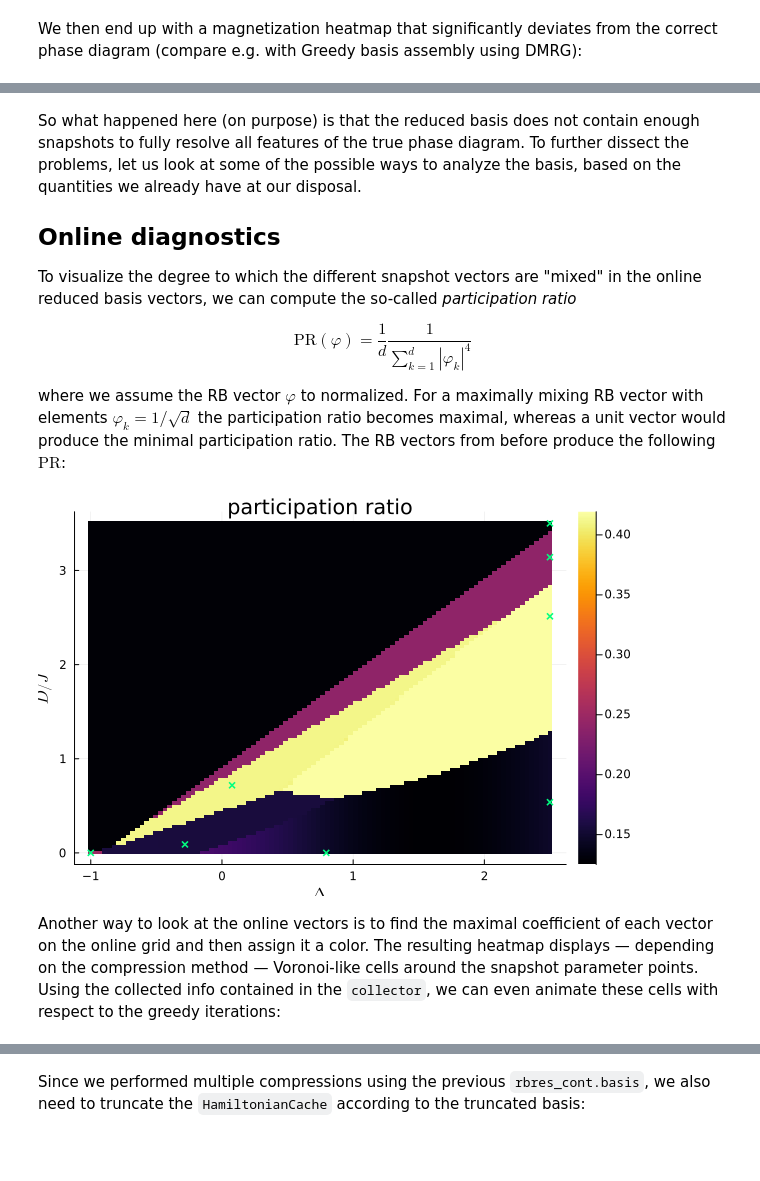
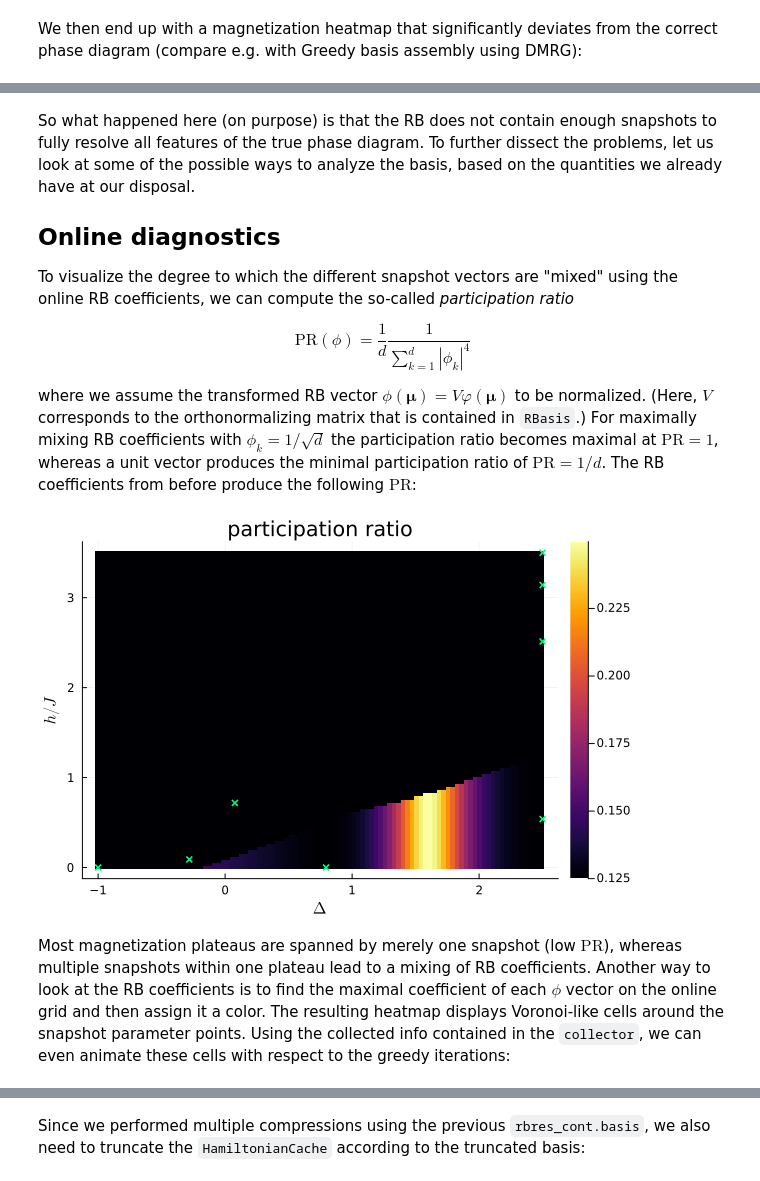
Before and after one commit to mfherbst/ReducedBasis.jl, a Jupyter notebook: dev/examples/basis_analysis.ipynb, the cells around one changed output, grey strips where cells are left out. Drawn from its saved outputs; the diff is of its cells as text; code cells hidden in the pictures; blank space fills up the shorter version.

```diff
--- a/dev/examples/basis_analysis.ipynb
+++ b/dev/examples/basis_analysis.ipynb
@@ -100,10 +100,10 @@ and additionally save all computed reduced basis vectors for later analysis:
 # %%
 using Statistics
-rbvecs = similar(grid_online, Matrix{ComplexF64})
+rbcoeff = similar(grid_online, Matrix{ComplexF64})
 magnetization = similar(grid_online, Float64)
 for (idx, μ) in pairs(grid_online)
     _, φ_rb = solve(rbres.h, rbres.basis.metric, μ, fulldiag)
-    rbvecs[idx] = φ_rb
+    rbcoeff[idx] = φ_rb
     magnetization[idx] = mean(u -> abs(dot(u, m_reduced, u)), eachcol(φ_rb))
 end
 # %% [markdown]
@@ -114,7 +114,7 @@ using Plots
 xrange, yrange = grid_online.ranges[1], grid_online.ranges[2]
 params = unique(rbres.basis.parameters)
 xpoints, ypoints = [μ[1] for μ in params], [μ[2] for μ in params]
-hm_kwargs = (; xlabel=raw"$\Delta$", ylabel=raw"$D/J$", colorbar=true, leg=false)
+hm_kwargs = (; xlabel=raw"$\Delta$", ylabel=raw"$h/J$", colorbar=true, leg=false)
 marker_kwargs = (; markershape=:xcross, mcolor=:springgreen, ms=3.0, msw=2.0);
 
 hm = heatmap(xrange, yrange, magnetization';
@@ -125,38 +125,43 @@ scatter!(hm, xpoints, ypoints; marker_kwargs...)
 # %% [markdown]
-So what happened here (on purpose) is that the reduced basis does not contain enough
+So what happened here (on purpose) is that the RB does not contain enough
 snapshots to fully resolve all features of the true phase diagram. To further dissect
 the problems, let us look at some of the possible ways to analyze the basis, based on
 the quantities we already have at our disposal.
 
 ## Online diagnostics
 
-To visualize the degree to which the different snapshot vectors are "mixed" in the online
-reduced basis vectors, we can compute the so-called *participation ratio*
+To visualize the degree to which the different snapshot vectors are "mixed" using the online
+RB coefficients, we can compute the so-called *participation ratio*
 
 $$
-\mathrm{PR}(\varphi) = \frac{1}{d} \frac{1}{\sum_{k=1}^d |\varphi_k|^4}
+\mathrm{PR}(\phi) = \frac{1}{d} \frac{1}{\sum_{k=1}^d |\phi_k|^4}
 $$
 
-where we assume the RB vector $\varphi$ to normalized. For a maximally mixing RB vector
-with elements $\varphi_k = 1/\sqrt{d}$ the participation ratio becomes maximal, whereas
-a unit vector would produce the minimal participation ratio. The RB vectors from before
+where we assume the transformed RB vector $\phi(\bm{\mu}) = V \varphi(\bm{\mu})$ to be
+normalized. (Here, $V$ corresponds to the orthonormalizing matrix that is contained in
+`RBasis`.) For maximally mixing RB coefficients with $\phi_k = 1/\sqrt{d}$ the
+participation ratio becomes maximal at $\mathrm{PR}=1$, whereas a unit vector produces
+the minimal participation ratio of $\mathrm{PR}=1/d$. The RB coefficients from before
 produce the following $\mathrm{PR}$:
 # %%
 d = dimension(rbres.basis)
-pr = map(rbvecs) do φ
-    1 / (d * sum(x -> abs2(x)^2, φ))
+pr = map(rbcoeff) do φ
+    ϕ = rbres.basis.vectors * φ
+    1 / (d * sum(x -> abs2(x)^2, ϕ / norm(ϕ)))
 end
 
 hm = heatmap(xrange, yrange, pr'; title="participation ratio", hm_kwargs...)
 scatter!(hm, xpoints, ypoints; marker_kwargs...)
 # %% [output]
-[figure, old version]
+[figure, new version]
 # %% [markdown]
-Another way to look at the online vectors is to find the maximal coefficient of each
-vector on the online grid and then assign it a color. The resulting heatmap displays —
-depending on the compression method — Voronoi-like cells around the snapshot parameter
-points. Using the collected info contained in the `collector`, we can even animate these
-cells with respect to the greedy iterations:
+Most magnetization plateaus are spanned by merely one snapshot (low $\mathrm{PR}$),
+whereas multiple snapshots within one plateau lead to a mixing of RB coefficients.
+Another way to look at the RB coefficients is to find the maximal coefficient of each
+$\phi$ vector on the online grid and then assign it a color. The resulting heatmap
+displays Voronoi-like cells around the snapshot parameter points. Using the collected
+info contained in the `collector`, we can even animate these cells with respect to the
+greedy iterations:
 # %%
 anim = @animate for n in 1:dimension(rbres.basis)
     data = collector.data
```
Also changed, not shown: parts of 15 cells of this notebook, 12 other files.
